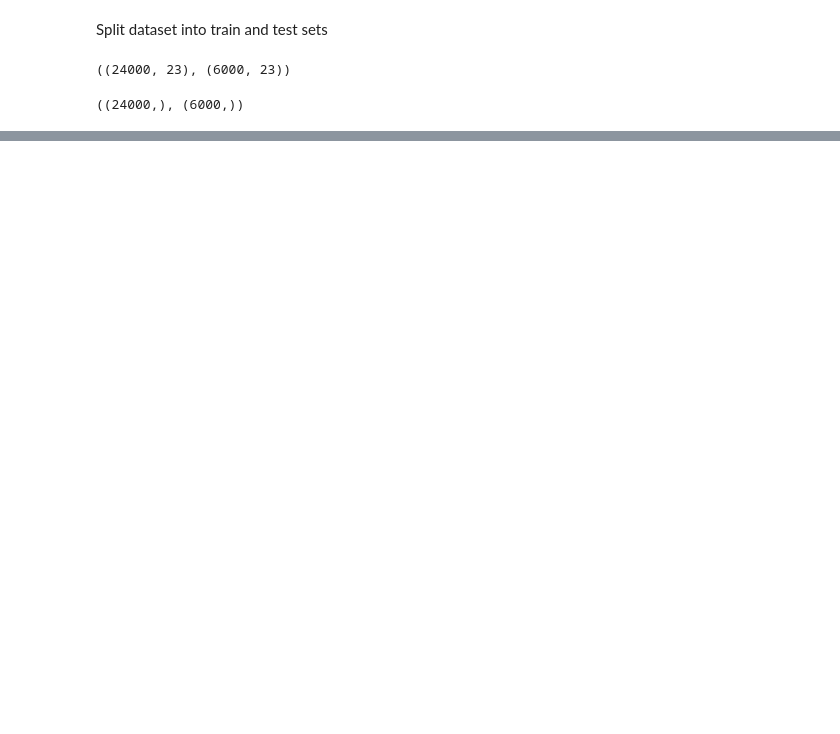
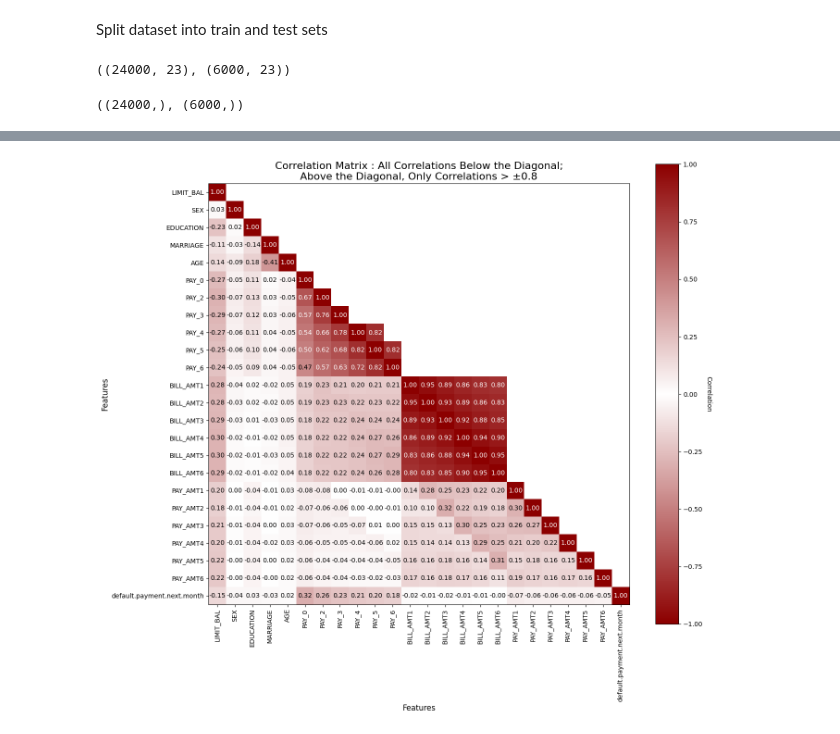
Before and after one commit to andrea-mar/credit_default_risk, a Jupyter notebook: credit_risk_model.ipynb, the cells around one changed output, grey strips where cells are left out. Drawn from its saved outputs; the diff is of its cells as text; code cells hidden in the pictures; blank space fills up the shorter version.

```diff
--- a/credit_risk_model.ipynb
+++ b/credit_risk_model.ipynb
@@ -305,0 +574,3 @@ y_train.shape, y_test.shape
+# %%
+traindata = pd.concat([X_train, y_train], axis=1)
+traindata.info()
@@ -305,0 +595,6 @@ y_train.shape, y_test.shape
+# %%
+# Calculate and plot the correlation matrix
+fig, ax = plot_correlation_matrix(traindata)
+plt.show()
+# %% [output]
+[figure, added]
```
Also changed, not shown: parts of 18 cells of this notebook.
